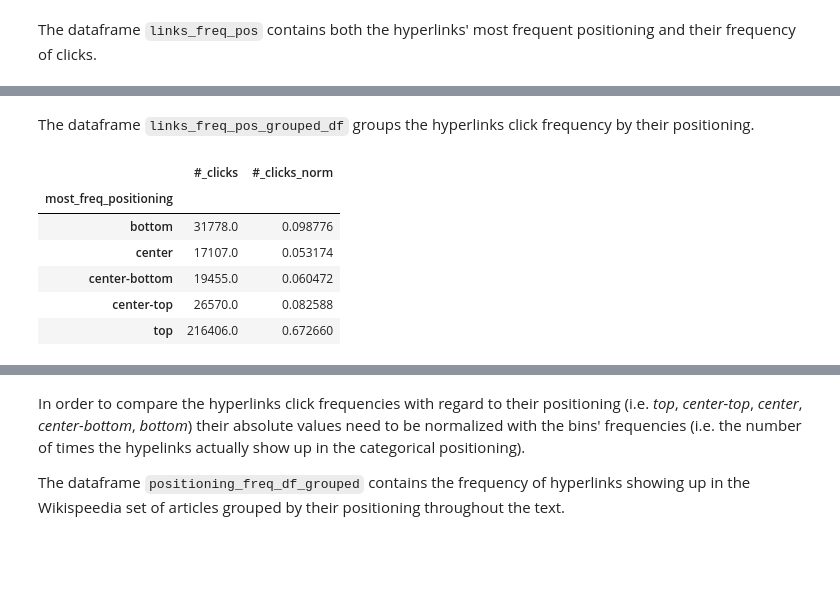
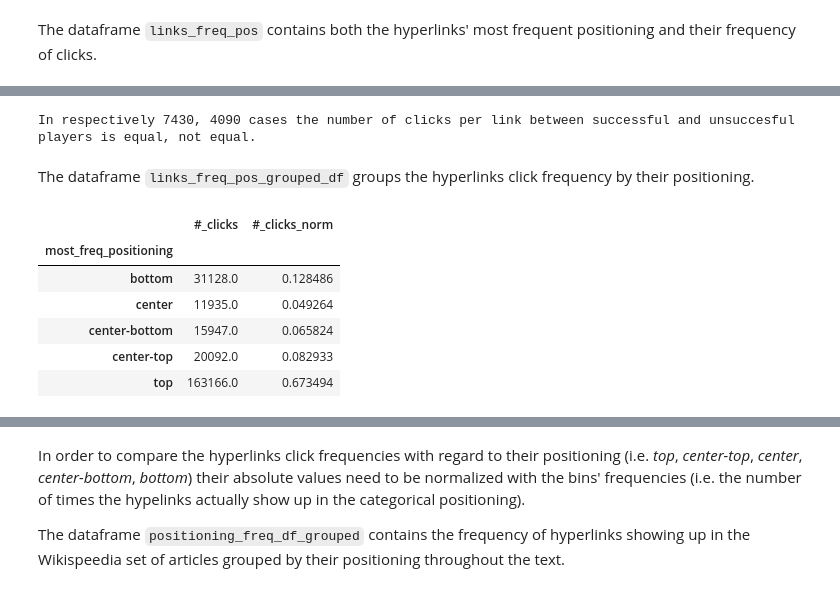
Before and after one commit to epfl-ada/ada-2022-project-theadalyzers, a Jupyter notebook: P2.ipynb, the cells around one changed output, grey strips where cells are left out. Drawn from its saved outputs; the diff is of its cells as text; code cells hidden in the pictures; blank space fills up the shorter version.

```diff
--- a/P2.ipynb
+++ b/P2.ipynb
@@ -216,7 +241,7 @@ def find_links(soup):
 
     link_positioning_df=pd.DataFrame(links, columns=['link', '#_paragraph']).drop_duplicates()
     link_positioning_df['positioning']=round(link_positioning_df['#_paragraph']/len(paragraphs), 2)
-    link_positioning_df['link']=filter_link_list(link_positioning_df['link'])
+    link_positioning_df['link']=link_positioning_df['link'].apply(filter_link)
     return link_positioning_df
 # %%
 # apply the function to all html files
@@ -344,7 +368,8 @@ The dataframe `most_freq_positioning_df` contains the hyperlinks' most frequent
 
 most_freq_positioning=link_positioning_concatenated.apply(find_positioning)
 most_freq_positioning_df=pd.DataFrame(most_freq_positioning, columns=['most_freq_positioning'])
-most_freq_positioning_df.reset_index()
+most_freq_positioning_df.reset_index(inplace=True)
+most_freq_positioning_df.head()
 # %% [output]
 |  | link | most_freq_positioning |
 | 0 |  | bottom |
@@ -362,8 +380,9 @@ most_freq_positioning_df.reset_index()
 # %% [markdown]
 The dataframe `links_freq_pos` contains both the hyperlinks' most frequent positioning and their frequency of clicks.
 # %%
-links_freq_pos=links_freq_df.merge(most_freq_positioning_df, how='outer', left_on='link', right_on='link')
-links_freq_pos
+links_freq_pos_f=links_freq_df_f.merge(most_freq_positioning_df, how='outer', left_on='link', right_on='link')
+links_freq_pos_u=links_freq_df_u.merge(most_freq_positioning_df, how='outer', left_on='link', right_on='link')
+links_freq_pos_f.head()
 # %% [output]
 |  | link | #_clicks | most_freq_positioning |
 | 0 | áedán mac gabráin | 0.0 | top |
@@ -381,4 +410,8 @@ links_freq_pos
 # %%
-not_clicked=links_freq_pos['#_clicks'].isnull().value_counts()[0]
-print('There are {0} links in the articles, {1} never clicked.'.format(len(most_freq_positioning_df), not_clicked))
+links_freq_pos_f['#_clicks'].fillna(0,inplace=True) #count NaN as 0 frequency
+links_freq_pos_u['#_clicks'].fillna(0,inplace=True)
+not_clicked_f=(links_freq_pos_f['#_clicks']==0).sum() #null #_clicks
+not_clicked_u=(links_freq_pos_u['#_clicks']==0).sum()
+print('There are {0} links in the articles, {1} never clicked by succesful players.'.format(len(most_freq_positioning_df), not_clicked_f))
+print('There are {0} links in the articles, {1} never clicked by unsuccesful players.'.format(len(most_freq_positioning_df), not_clicked_u))
 # %% [output]
@@ -385,0 +420,6 @@ There are 10533 links in the articles, 4604 never clicked.
+# %%
+print('In respectively {0}, {1} cases the number of clicks per link between successful and unsuccesful players is equal, not equal.'\
+      .format((links_freq_pos_f['#_clicks']==links_freq_pos_u['#_clicks']).sum(),
+      (links_freq_pos_f['#_clicks']!=links_freq_pos_u['#_clicks']).sum()))
+# %% [output]
+In respectively 7430, 4090 cases the number of clicks per link between successful and unsuccesful players is equal, not equal.
@@ -386,15 +428,18 @@ There are 10533 links in the articles, 4604 never clicked.
 # %% [markdown]
 The dataframe `links_freq_pos_grouped_df` groups the hyperlinks click frequency by their positioning.
 # %%
-links_freq_pos_grouped=links_freq_pos['#_clicks'].groupby(links_freq_pos['most_freq_positioning']).sum()
-links_freq_pos_grouped_df=pd.DataFrame(links_freq_pos_grouped)
-links_freq_pos_grouped_df['#_clicks_norm']=links_freq_pos_grouped_df['#_clicks']/clicks_tot #normalization
-links_freq_pos_grouped_df
+links_freq_pos_grouped_f=pd.DataFrame(links_freq_pos_f['#_clicks'].groupby(links_freq_pos_f['most_freq_positioning']).sum())
+links_freq_pos_grouped_f['#_clicks_norm']=links_freq_pos_grouped_f['#_clicks']/clicks_tot_f #normalization
+
+links_freq_pos_grouped_u=pd.DataFrame(links_freq_pos_u['#_clicks'].groupby(links_freq_pos_u['most_freq_positioning']).sum())
+links_freq_pos_grouped_u['#_clicks_norm']=links_freq_pos_grouped_u['#_clicks']/clicks_tot_u #normalization
+
+links_freq_pos_grouped_f
 # %% [output]
 |  | #_clicks | #_clicks_norm |
 | most_freq_positioning |  |  |
-| bottom | 31778.0 | 0.098776 |
-| center | 17107.0 | 0.053174 |
-| center-bottom | 19455.0 | 0.060472 |
-| center-top | 26570.0 | 0.082588 |
-| top | 216406.0 | 0.672660 |
+| bottom | 31128.0 | 0.128486 |
+| center | 11935.0 | 0.049264 |
+| center-bottom | 15947.0 | 0.065824 |
+| center-top | 20092.0 | 0.082933 |
+| top | 163166.0 | 0.673494 |
```
Also changed, not shown: parts of 74 cells of this notebook.
